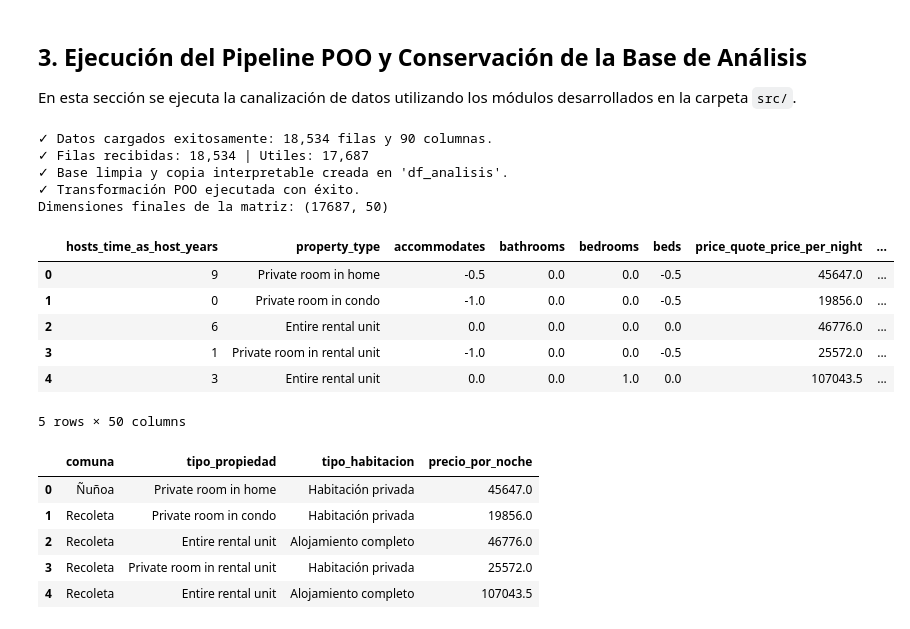
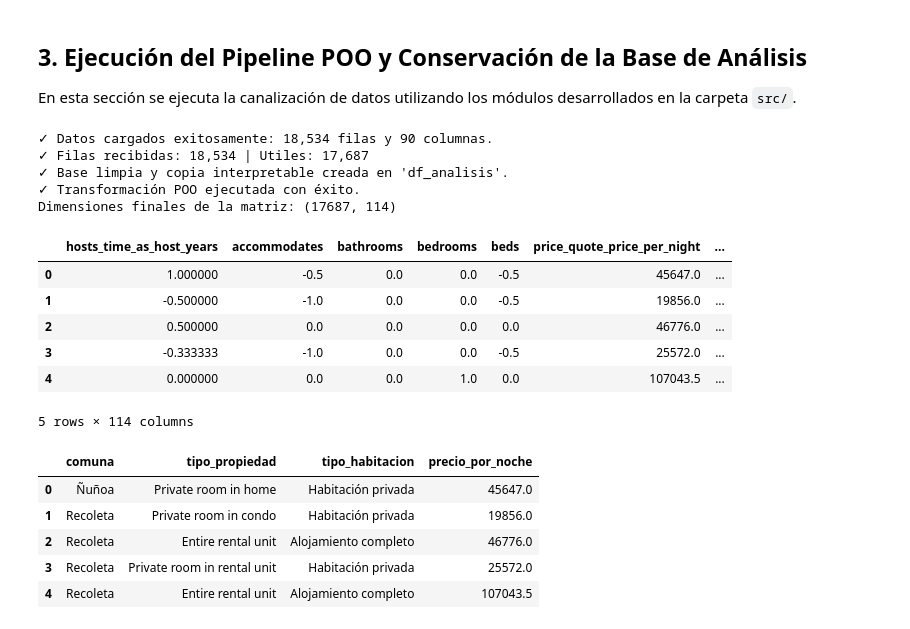
Before and after one commit to Alfredoabraham/proyecto-grupo3-mcdi500, a Jupyter notebook: F3/notebooks/F3_S02_POO_Airbnb_Grupo3_.ipynb, the cells around one changed output. Drawn from its saved outputs; the diff is of its cells as text; code cells hidden in the pictures.

```diff
--- a/F3/notebooks/F3_S02_POO_Airbnb_Grupo3_.ipynb
+++ b/F3/notebooks/F3_S02_POO_Airbnb_Grupo3_.ipynb
@@ -111,42 +111,43 @@ df_limpio = limpiador.ajustar_transformar(df_seleccion)
 
 # Guardar copia interpretable para análisis descriptivo
 df_analisis = df_limpio.copy()
 print("✓ Base limpia y copia interpretable creada en 'df_analisis'.")
 
 
 # 3. DEFINICIÓN Y EJECUCIÓN DE PIPELINE POO DE TRANSFORMACIÓN
 pasos_pipeline = [
     # Codificación de variables categóricas
+    CodificadorNominal(columna='property_type', prefijo='propiedad'),
     CodificadorNominal(columna='neighbourhood_cleansed', prefijo='comuna'),
     CodificadorNominal(columna='room_type', prefijo='habitacion'),
 
     # Escalamiento de variables explicativas numéricas con el patrón Strategy
     EscaladorFlexible(
-        columnas=['accommodates', 'bedrooms', 'beds', 'bathrooms'],
+        columnas=['accommodates', 'bedrooms', 'beds', 'bathrooms',"hosts_time_as_host_years","number_of_reviews","review_scores_rating","review_scores_accuracy","review_scores_cleanliness","review_scores_checkin","review_scores_communication","review_scores_location","review_scores_value"],
         estrategia=EstrategiaRobust()
     )
 ]
 
 # Crear y ejecutar el Pipeline
 pipeline = Pipeline(pasos=pasos_pipeline)
 df_transformado = pipeline.ejecutar(df_limpio)
 
 print("✓ Transformación POO ejecutada con éxito.")
 print(f"Dimensiones finales de la matriz: {df_transformado.shape}")
 df_transformado.head()
 # %% [output]
 ✓ Datos cargados exitosamente: 18,534 filas y 90 columnas.
 ✓ Filas recibidas: 18,534 | Utiles: 17,687
 ✓ Base limpia y copia interpretable creada en 'df_analisis'.
 ✓ Transformación POO ejecutada con éxito.
-Dimensiones finales de la matriz: (17687, 50)
+Dimensiones finales de la matriz: (17687, 114)
-|  | hosts_time_as_host_years | property_type | accommodates | bathrooms | bedrooms | beds | price_quote_price_per_night | ... |
-| 0 | 9 | Private room in home | -0.5 | 0.0 | 0.0 | -0.5 | 45647.0 | ... |
-| 1 | 0 | Private room in condo | -1.0 | 0.0 | 0.0 | -0.5 | 19856.0 | ... |
-| 2 | 6 | Entire rental unit | 0.0 | 0.0 | 0.0 | 0.0 | 46776.0 | ... |
-| 3 | 1 | Private room in rental unit | -1.0 | 0.0 | 0.0 | -0.5 | 25572.0 | ... |
-| 4 | 3 | Entire rental unit | 0.0 | 0.0 | 1.0 | 0.0 | 107043.5 | ... |
+|  | hosts_time_as_host_years | accommodates | bathrooms | bedrooms | beds | price_quote_price_per_night | ... |
+| 0 | 1.000000 | -0.5 | 0.0 | 0.0 | -0.5 | 45647.0 | ... |
+| 1 | -0.500000 | -1.0 | 0.0 | 0.0 | -0.5 | 19856.0 | ... |
+| 2 | 0.500000 | 0.0 | 0.0 | 0.0 | 0.0 | 46776.0 | ... |
+| 3 | -0.333333 | -1.0 | 0.0 | 0.0 | -0.5 | 25572.0 | ... |
+| 4 | 0.000000 | 0.0 | 0.0 | 1.0 | 0.0 | 107043.5 | ... |
-5 rows × 50 columns
+5 rows × 114 columns
 # %%
 # Traducción del notebook original aplicada a la copia interpretable.
 # El pipeline de src/ sigue utilizando los nombres originales del archivo.
```
Also changed, not shown: parts of 3 cells of this notebook.
